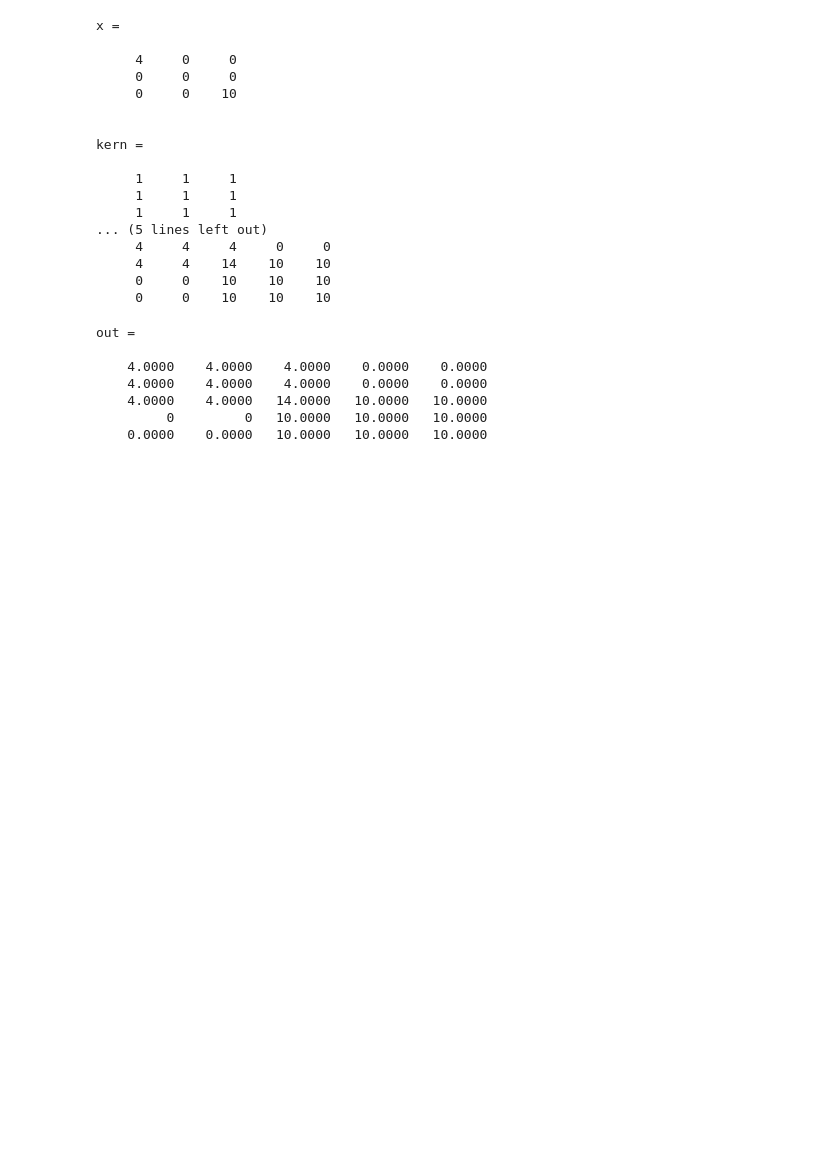
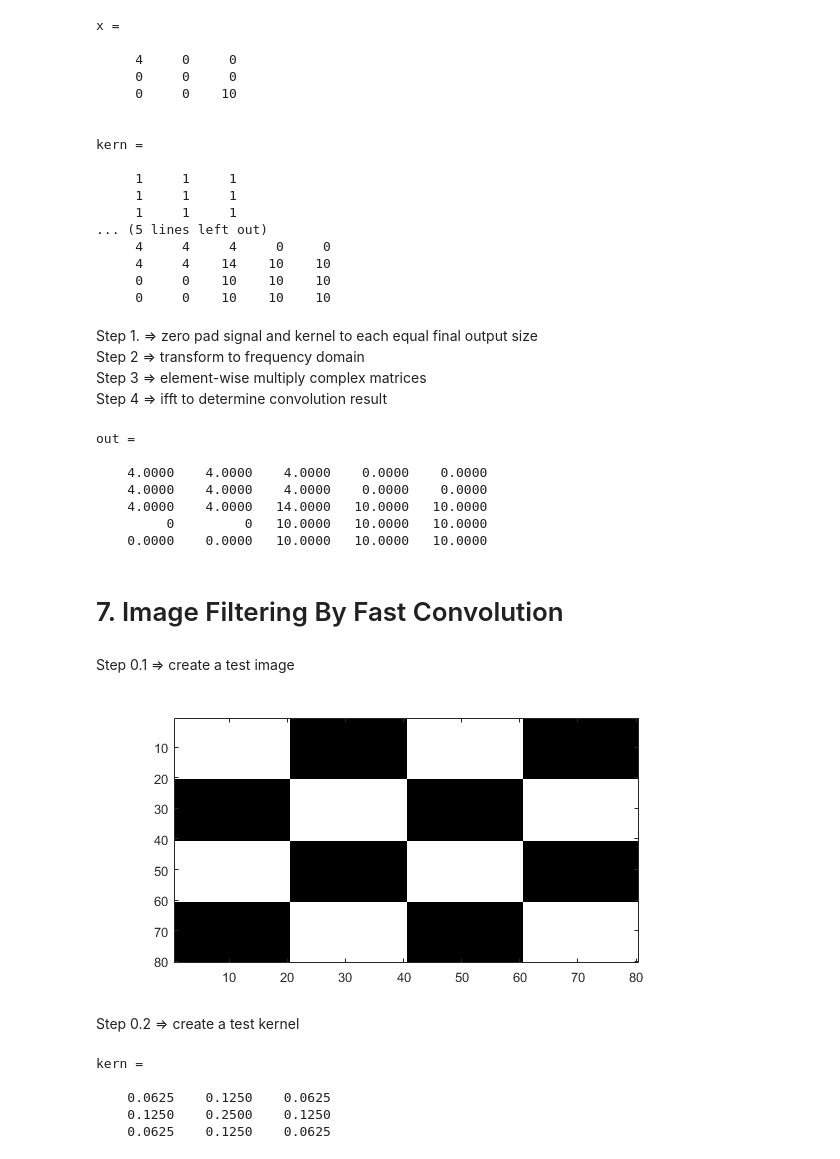
Before and after one commit to pckosek/IntroToDSP, a Jupyter notebook: digital_signal_processing.ipynb, the cells around one changed output. Saved outputs shown, nothing was run; the diff lists cells and outputs as text; code cells hidden in the pictures; blank space fills up the shorter version.

Commit message:
images

```diff
--- a/digital_signal_processing.ipynb
+++ b/digital_signal_processing.ipynb
@@ -355,6 +361,11 @@ kern =
      4     4    14    10    10
      0     0    10    10    10
      0     0    10    10    10
+# %% [markdown]
+Step 1. => zero pad signal and kernel to each equal final output size<br>
+Step 2 => transform to frequency domain<br>
+Step 3 => element-wise multiply complex matrices<br>
+Step 4 => ifft to determine convolution result
 # %%
 x_    = zeros(5,5);
 kern_ = zeros(5,5);
@@ -375,3 +386,25 @@ out =
     4.0000    4.0000   14.0000   10.0000   10.0000
          0         0   10.0000   10.0000   10.0000
     0.0000    0.0000   10.0000   10.0000   10.0000
+# %% [markdown]
+# 7. Image Filtering By Fast Convolution
+# %% [markdown]
+Step 0.1 => create a test image
+# %%
+x = [ones(20),zeros(20);zeros(20),ones(20)];
+x = [x,x;x,x];
+
+imagesc(x);
+colormap(gray);
+# %% [output]
+[figure, added]
+# %% [markdown]
+Step 0.2 => create a test kernel
+# %%
+kern = 1./[ 16 8 16;8,4,8; 16, 8, 16]
+# %% [output]
+kern =
+
+    0.0625    0.1250    0.0625
+    0.1250    0.2500    0.1250
+    0.0625    0.1250    0.0625
```
Also changed, not shown: parts of 10 cells of this notebook.
